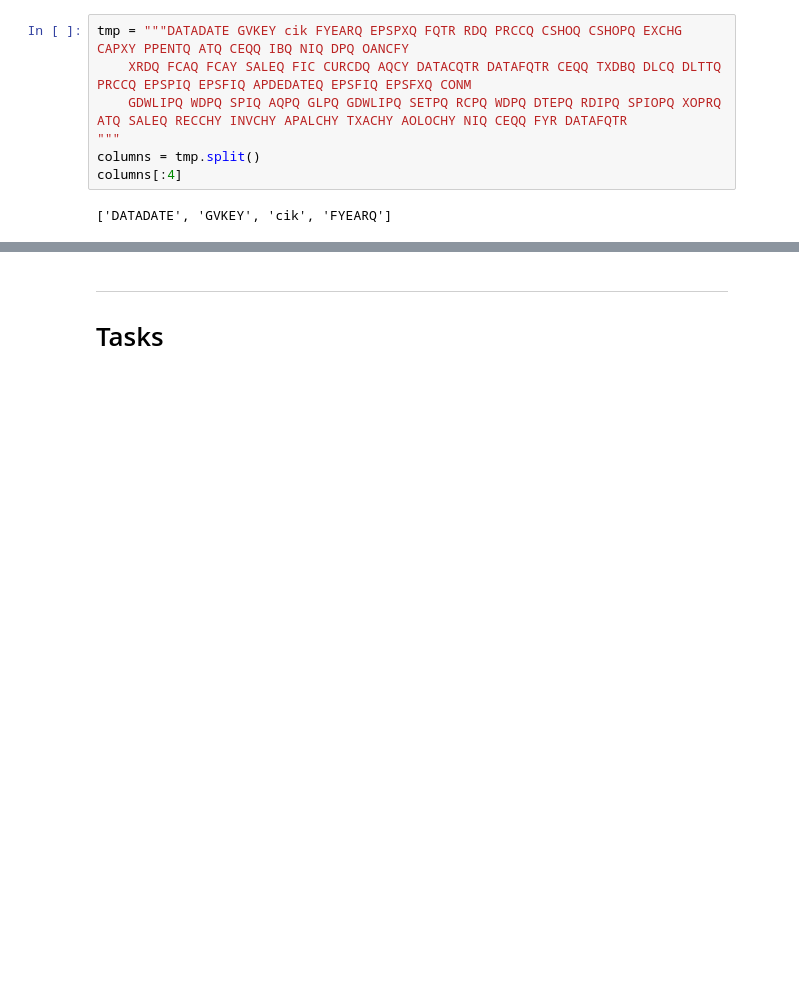
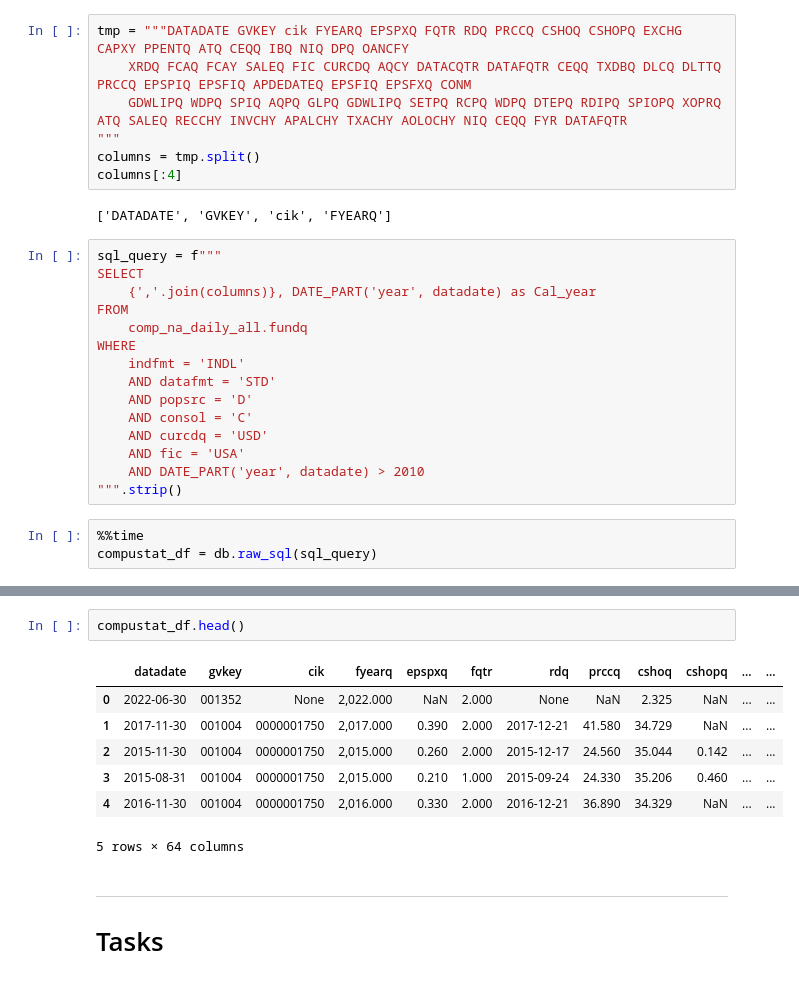
Before and after one commit to TiesdeKok/acctg-579B-python-for-business-research, a Jupyter notebook: problems/session_7/wrds_sql.ipynb, the cells around one changed output, grey strips where cells are left out. Cells and saved outputs as stored; diff of their text form; blank space fills up the shorter version.

```diff
--- a/problems/session_7/wrds_sql.ipynb
+++ b/problems/session_7/wrds_sql.ipynb
@@ -583,3 +810,21 @@ columns = tmp.split()
 columns[:4]
 # %% [output]
 ['DATADATE', 'GVKEY', 'cik', 'FYEARQ']
+# %%
+sql_query = f"""
+SELECT
+    {','.join(columns)}, DATE_PART('year', datadate) as Cal_year
+FROM
+    comp_na_daily_all.fundq
+WHERE
+    indfmt = 'INDL'
+    AND datafmt = 'STD'
+    AND popsrc = 'D'
+    AND consol = 'C'
+    AND curcdq = 'USD'
+    AND fic = 'USA'
+    AND DATE_PART('year', datadate) > 2010
+""".strip()
+# %%
+%%time
+compustat_df = db.raw_sql(sql_query)
@@ -586,3 +834,13 @@ columns[:4]
+# %%
+compustat_df.head()
+# %% [output]
+|  | datadate | gvkey | cik | fyearq | epspxq | fqtr | rdq | prccq | cshoq | cshopq | ... | ... |
+| 0 | 2022-06-30 | 001352 | None | 2,022.000 | NaN | 2.000 | None | NaN | 2.325 | NaN | ... | ... |
+| 1 | 2017-11-30 | 001004 | 0000001750 | 2,017.000 | 0.390 | 2.000 | 2017-12-21 | 41.580 | 34.729 | NaN | ... | ... |
+| 2 | 2015-11-30 | 001004 | 0000001750 | 2,015.000 | 0.260 | 2.000 | 2015-12-17 | 24.560 | 35.044 | 0.142 | ... | ... |
+| 3 | 2015-08-31 | 001004 | 0000001750 | 2,015.000 | 0.210 | 1.000 | 2015-09-24 | 24.330 | 35.206 | 0.460 | ... | ... |
+| 4 | 2016-11-30 | 001004 | 0000001750 | 2,016.000 | 0.330 | 2.000 | 2016-12-21 | 36.890 | 34.329 | NaN | ... | ... |
+5 rows × 64 columns
 # %% [markdown]
 ----
 # Tasks
```
Also changed, not shown: parts of 32 cells of this notebook.
